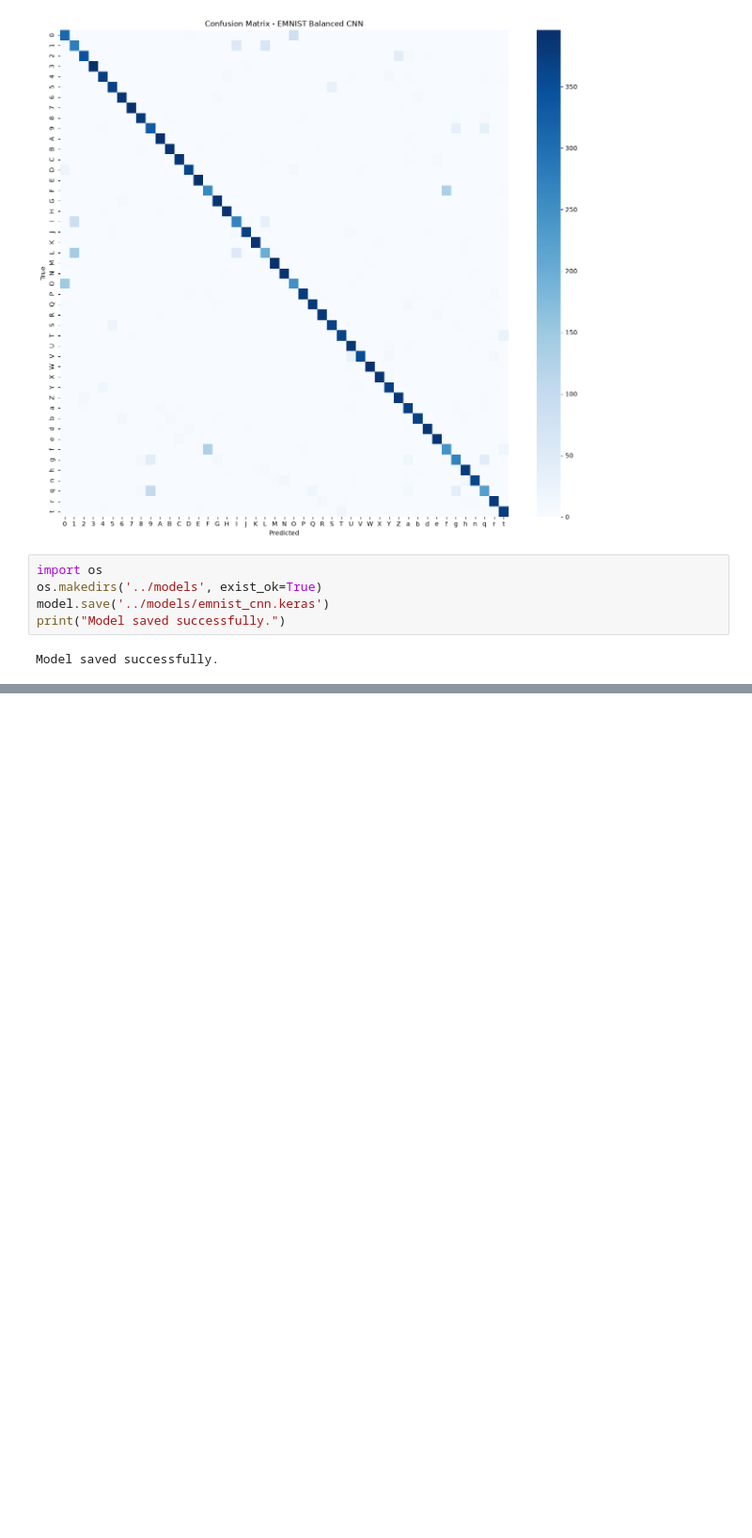
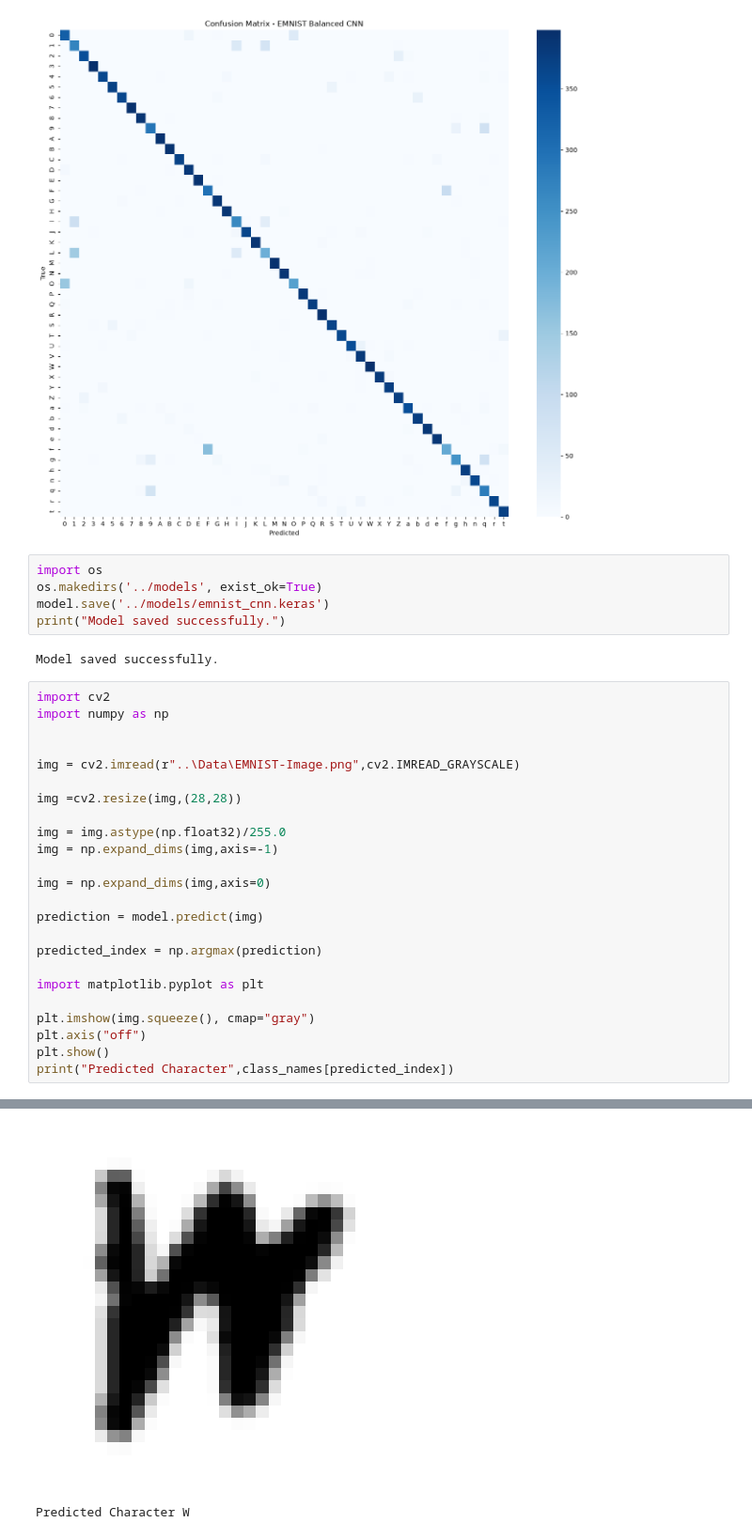
Before and after one commit to hasheem7203/codealpha_tasks, a Jupyter notebook: Task2/notebooks/CNN.ipynb, the cells around one changed output, grey strips where cells are left out. Shown at 94% size. Drawn from its saved outputs; the diff is of its cells as text; blank space fills up the shorter version.

Commit message:
testing on single provided image

```diff
--- a/Task2/notebooks/CNN.ipynb
+++ b/Task2/notebooks/CNN.ipynb
@@ -286,3 +286,28 @@ model.save('../models/emnist_cnn.keras')
 print("Model saved successfully.")
 # %% [output]
 Model saved successfully.
+# %%
+import cv2
+import numpy as np
+
+
+img = cv2.imread(r"..\Data\EMNIST-Image.png",cv2.IMREAD_GRAYSCALE)
+
+img =cv2.resize(img,(28,28))
+
+img = img.astype(np.float32)/255.0
+img = np.expand_dims(img,axis=-1)
+
+img = np.expand_dims(img,axis=0)
+
+prediction = model.predict(img)
+
+predicted_index = np.argmax(prediction)
+
+import matplotlib.pyplot as plt
+
+plt.imshow(img.squeeze(), cmap="gray")
+plt.axis("off")
+plt.show()
+print("Predicted Character",class_names[predicted_index])
+# %% [output]
@@ -288,0 +315,2 @@ Model saved successfully.
+[figure, added]
+Predicted Character W
```
Also changed, not shown: parts of 5 cells of this notebook, 2 other files.
